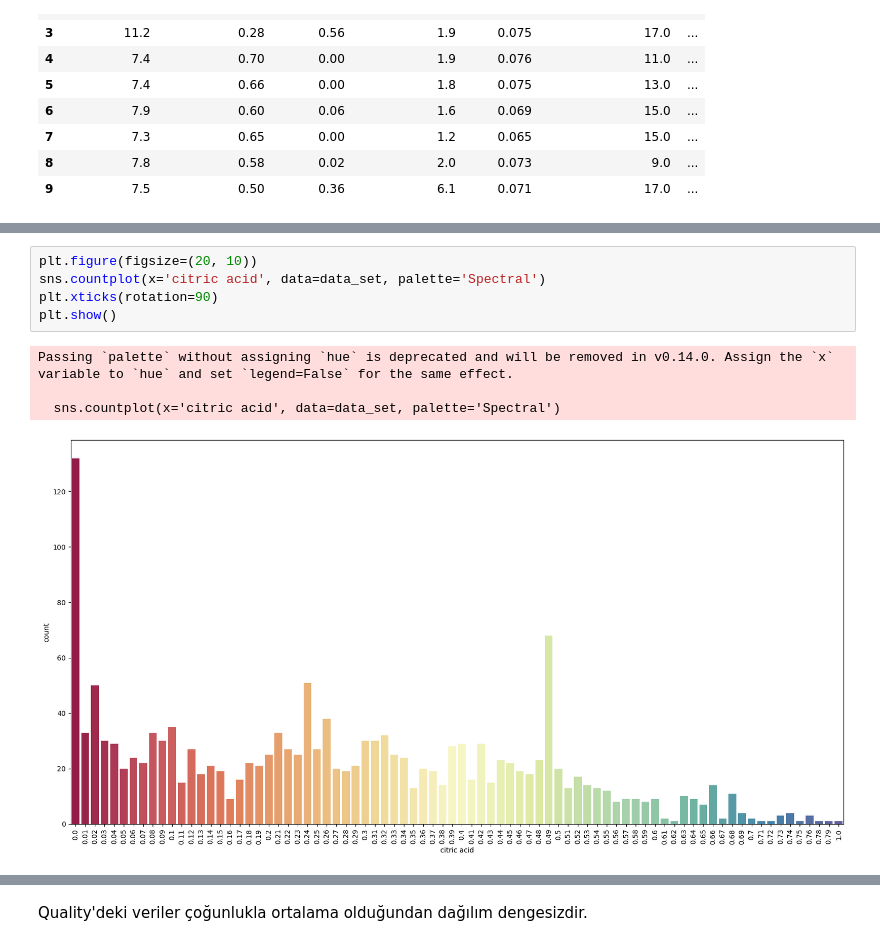
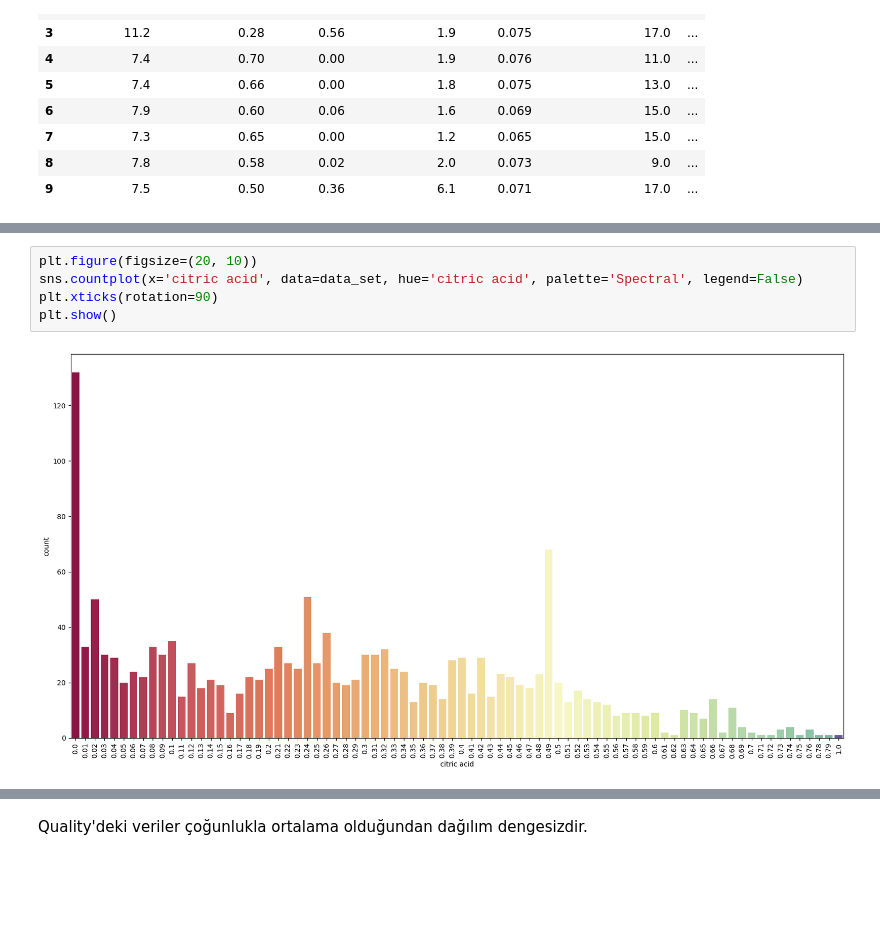
Before and after one commit to YarenAyan/Akbank-Machine-Learning-Bootcamp, a Jupyter notebook: AkbankML.ipynb, the cells around one changed output, grey strips where cells are left out. Cells and saved outputs as stored; diff of their text form; blank space fills up the shorter version.

```diff
--- a/AkbankML.ipynb
+++ b/AkbankML.ipynb
@@ -82,12 +76,9 @@ Passing `palette` without assigning `hue` is deprecated and will be removed in v
 # %%
 plt.figure(figsize=(20, 10))
-sns.countplot(x='citric acid', data=data_set, palette='Spectral')
+sns.countplot(x='citric acid', data=data_set, hue='citric acid', palette='Spectral', legend=False)
 plt.xticks(rotation=90)
 plt.show()
 # %% [output]
-Passing `palette` without assigning `hue` is deprecated and will be removed in v0.14.0. Assign the `x` variable to `hue` and set `legend=False` for the same effect.
-
-  sns.countplot(x='citric acid', data=data_set, palette='Spectral')
-[figure, old version]
+[figure, new version]
 # %%
 plt.figure(figsize=(20, 10))
```
Also changed, not shown: parts of 4 cells of this notebook.
